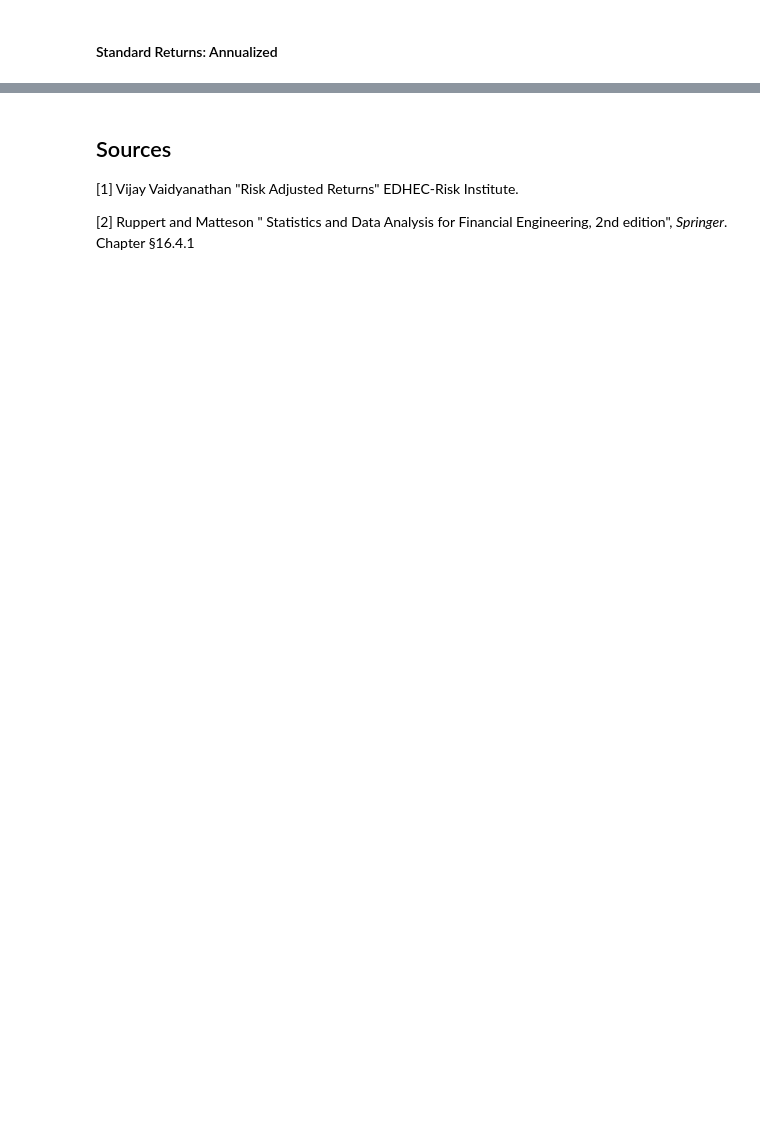
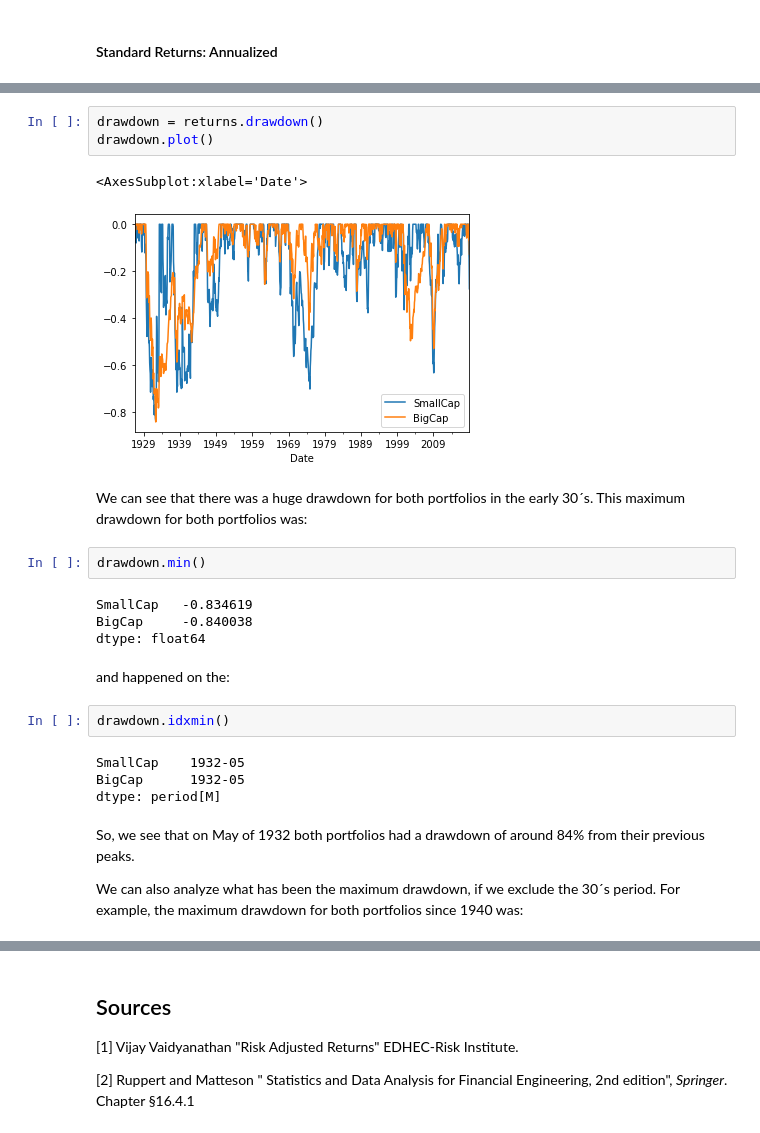
Before and after one commit to quantopy-dev/quantopy, a Jupyter notebook: tutorials/notebooks/02-fundamentals-of-risk-adjusted-returns-with-real-data.ipynb, the cells around one changed output, grey strips where cells are left out. Drawn from its saved outputs; the diff is of its cells as text; blank space fills up the shorter version.

Commit message:
ENH: Add drawdown measure

```diff
--- a/tutorials/notebooks/02-fundamentals-of-risk-adjusted-returns-with-real-data.ipynb
+++ b/tutorials/notebooks/02-fundamentals-of-risk-adjusted-returns-with-real-data.ipynb
@@ -133,0 +141,26 @@ By just looking at the sharpe ratio it looks that the Small Caps did in fact gav
+# %%
+drawdown = returns.drawdown()
+drawdown.plot()
+# %% [output]
+<AxesSubplot:xlabel='Date'>
+[figure, added]
+# %% [markdown]
+We can see that there was a huge drawdown for both portfolios in the early 30´s. This maximum drawdown for both portfolios was:
+# %%
+drawdown.min()
+# %% [output]
+SmallCap   -0.834619
+BigCap     -0.840038
+dtype: float64
+# %% [markdown]
+and happened on the:
+# %%
+drawdown.idxmin()
+# %% [output]
+SmallCap    1932-05
+BigCap      1932-05
+dtype: period[M]
+# %% [markdown]
+So, we see that on May of 1932 both portfolios had a drawdown of around 84% from their previous peaks.
+
+We can also analyze what has been the maximum drawdown, if we exclude the 30´s period. For example, the maximum drawdown for both portfolios since 1940 was:
```
Also changed, not shown: parts of 13 cells of this notebook, 6 other files.
